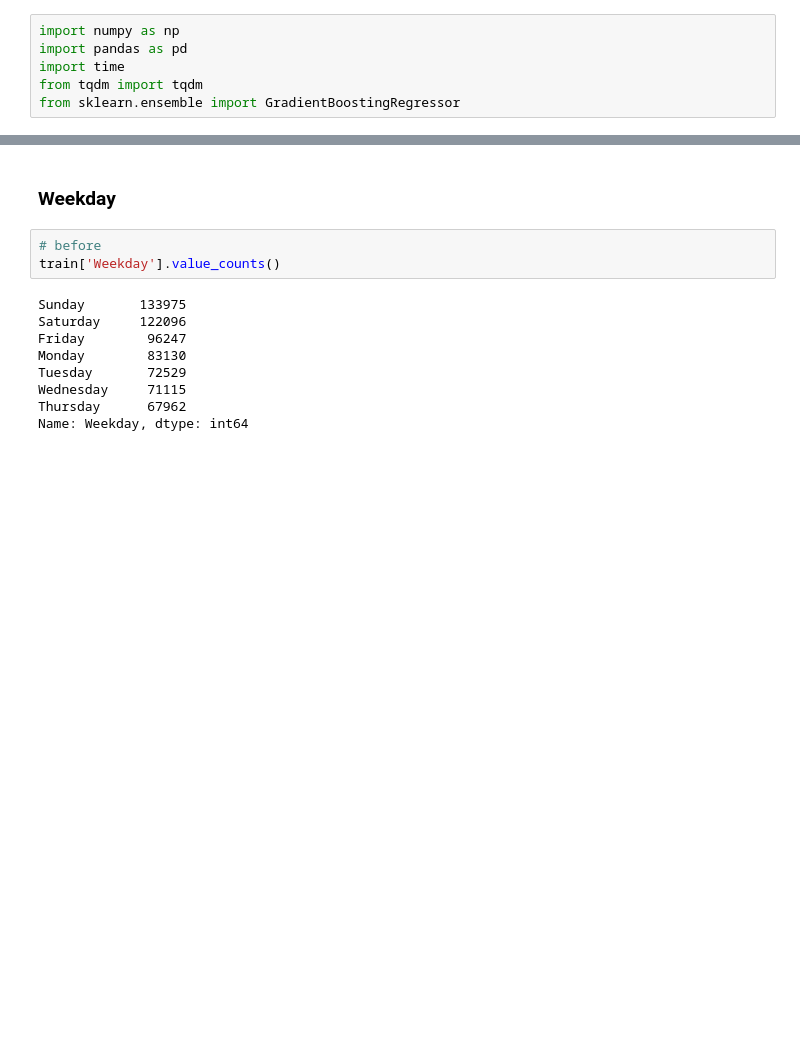
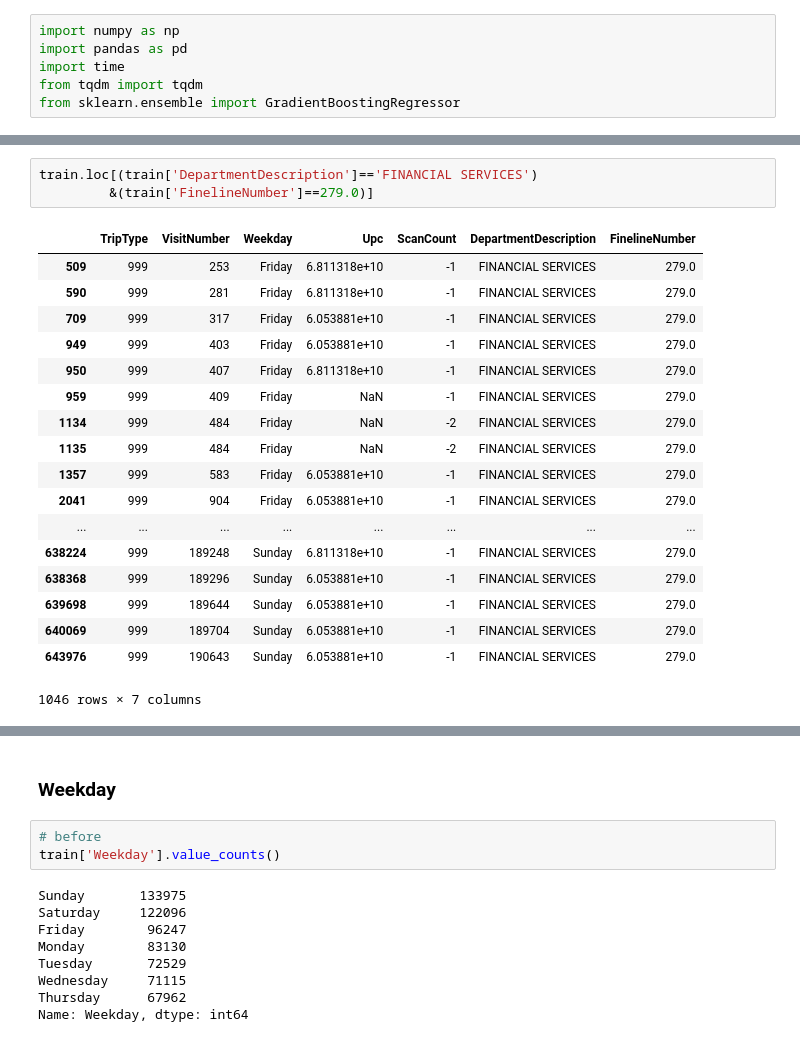
Before and after one commit to woncheolSon/Classification-Analysis-Project, a Jupyter notebook: Preprocessing.ipynb, the cells around one changed output, grey strips where cells are left out. Saved outputs shown, nothing was run; the diff lists cells and outputs as text; blank space fills up the shorter version.

```diff
--- a/Preprocessing.ipynb
+++ b/Preprocessing.ipynb
@@ -12,0 +1205,22 @@ samplesub = pd.read_csv("./data/sample_submission.csv")
+# %%
+train.loc[(train['DepartmentDescription']=='FINANCIAL SERVICES')
+         &(train['FinelineNumber']==279.0)]
+# %% [output]
+|  | TripType | VisitNumber | Weekday | Upc | ScanCount | DepartmentDescription | FinelineNumber |
+| 509 | 999 | 253 | Friday | 6.811318e+10 | -1 | FINANCIAL SERVICES | 279.0 |
+| 590 | 999 | 281 | Friday | 6.811318e+10 | -1 | FINANCIAL SERVICES | 279.0 |
+| 709 | 999 | 317 | Friday | 6.053881e+10 | -1 | FINANCIAL SERVICES | 279.0 |
+| 949 | 999 | 403 | Friday | 6.053881e+10 | -1 | FINANCIAL SERVICES | 279.0 |
+| 950 | 999 | 407 | Friday | 6.811318e+10 | -1 | FINANCIAL SERVICES | 279.0 |
+| 959 | 999 | 409 | Friday | NaN | -1 | FINANCIAL SERVICES | 279.0 |
+| 1134 | 999 | 484 | Friday | NaN | -2 | FINANCIAL SERVICES | 279.0 |
+| 1135 | 999 | 484 | Friday | NaN | -2 | FINANCIAL SERVICES | 279.0 |
+| 1357 | 999 | 583 | Friday | 6.053881e+10 | -1 | FINANCIAL SERVICES | 279.0 |
+| 2041 | 999 | 904 | Friday | 6.053881e+10 | -1 | FINANCIAL SERVICES | 279.0 |
+| ... | ... | ... | ... | ... | ... | ... | ... |
+| 638224 | 999 | 189248 | Sunday | 6.811318e+10 | -1 | FINANCIAL SERVICES | 279.0 |
+| 638368 | 999 | 189296 | Sunday | 6.053881e+10 | -1 | FINANCIAL SERVICES | 279.0 |
+| 639698 | 999 | 189644 | Sunday | 6.053881e+10 | -1 | FINANCIAL SERVICES | 279.0 |
+| 640069 | 999 | 189704 | Sunday | 6.053881e+10 | -1 | FINANCIAL SERVICES | 279.0 |
+| 643976 | 999 | 190643 | Sunday | 6.053881e+10 | -1 | FINANCIAL SERVICES | 279.0 |
+1046 rows × 7 columns
```
Also changed, not shown: parts of 131 cells of this notebook.
